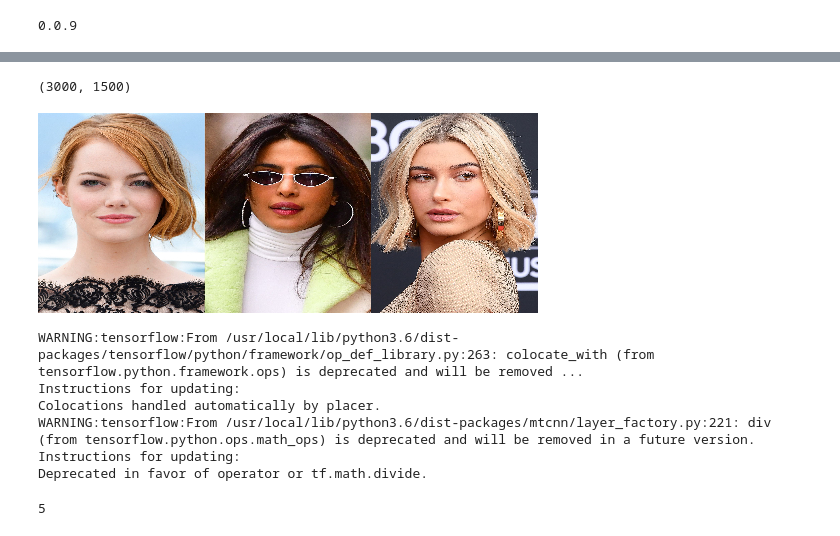
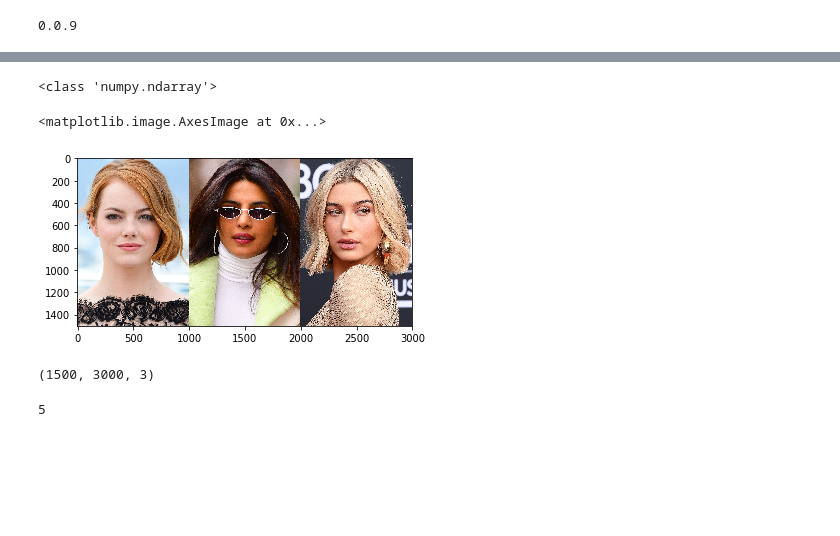
Before and after one commit to shivam-kotwalia/data-science-project, a Jupyter notebook: Face_Verification_Keras.ipynb, the cells around one changed output, grey strips where cells are left out. Cells and saved outputs as stored; diff of their text form; code cells hidden in the pictures; blank space fills up the shorter version.

Commit message:
Cropped face detection

```diff
--- a/Face_Verification_Keras.ipynb
+++ b/Face_Verification_Keras.ipynb
@@ -97,18 +64,20 @@ celeb_image_2 = plt.imread("celeb-hair-3-1549067654.jpg")
-# %%
-celeb_image.width, celeb_image.height
-# %% [output]
-(3000, 1500)
-# %%
-celeb_image.resize((500, 200))
-# %% [output]
-[figure, removed]
+# %%
+celeb_image = plt.imread("celeb-hair-3-1549067654.jpg")
+print(type(celeb_image))
+#celeb_image = cv2.imread("celeb-hair-3-1549067654.jpg")[...,::-1]
+# celeb_image = cv2.cvtColor(img, cv2.COLOR_BGR2RGB)
+# %% [output]
+<class 'numpy.ndarray'>
+# %%
+  plt.imshow(celeb_image)
+# %% [output]
+<matplotlib.image.AxesImage at 0x...>
+[figure, added]
+# %%
+celeb_image.shape
+# %% [output]
+(1500, 3000, 3)
 # %%
 face_detecttor = MTCNN()
+results = face_detecttor.detect_faces(celeb_image)
-# %% [output]
-WARNING:tensorflow:From /usr/local/lib/python3.6/dist-packages/tensorflow/python/framework/op_def_library.py:263: colocate_with (from tensorflow.python.framework.ops) is deprecated and will be removed ...
-Instructions for updating:
-Colocations handled automatically by placer.
-WARNING:tensorflow:From /usr/local/lib/python3.6/dist-packages/mtcnn/layer_factory.py:221: div (from tensorflow.python.ops.math_ops) is deprecated and will be removed in a future version.
-Instructions for updating:
-Deprecated in favor of operator or tf.math.divide.
 # %%
```
Also changed, not shown: parts of 19 cells of this notebook.
